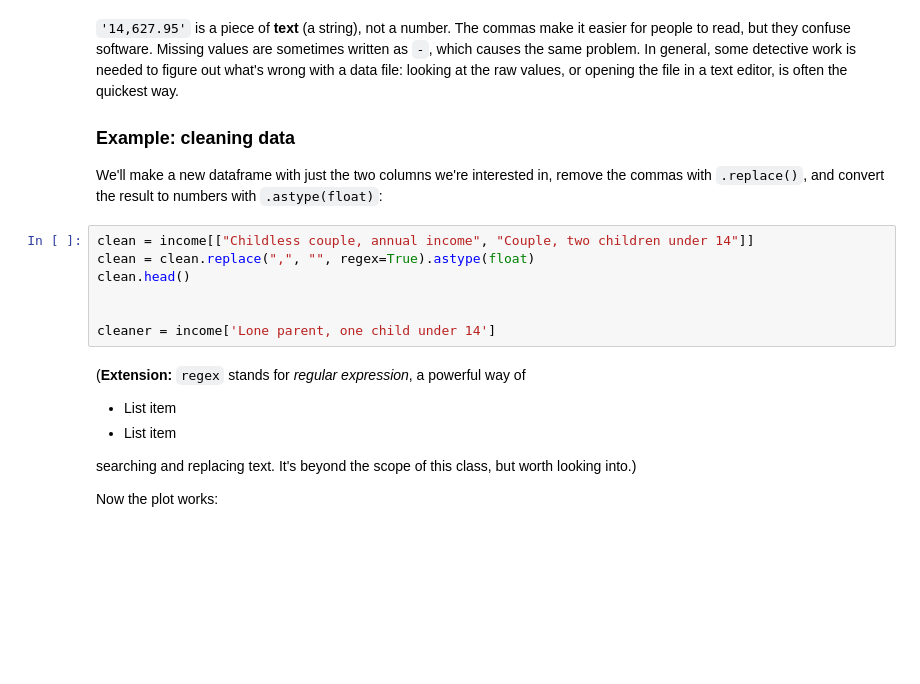
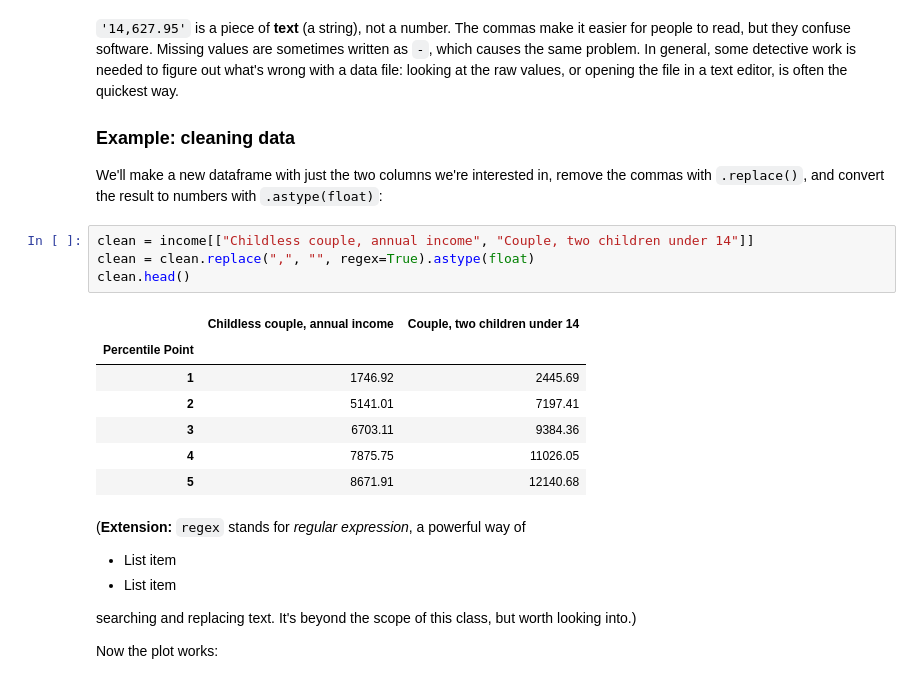
Before and after one commit to ellaxcode/QM2, a Jupyter notebook: notebooks/W02. Pandas.ipynb, the cells around one changed output. Saved outputs shown, nothing was run; the diff lists cells and outputs as text; blank space fills up the shorter version.

```diff
--- a/notebooks/W02. Pandas.ipynb
+++ b/notebooks/W02. Pandas.ipynb
@@ -204,10 +228,15 @@ We'll make a new dataframe with just the two columns we're interested in, remove
 # %%
 clean = income[["Childless couple, annual income", "Couple, two children under 14"]]
 clean = clean.replace(",", "", regex=True).astype(float)
 clean.head()
-
-
-cleaner = income['Lone parent, one child under 14']
+# %% [output]
+|  | Childless couple, annual income | Couple, two children under 14 |
+| Percentile Point |  |  |
+| 1 | 1746.92 | 2445.69 |
+| 2 | 5141.01 | 7197.41 |
+| 3 | 6703.11 | 9384.36 |
+| 4 | 7875.75 | 11026.05 |
+| 5 | 8671.91 | 12140.68 |
 # %% [markdown]
 (**Extension:** `regex` stands for *regular expression*, a powerful way of
 
```
Also changed, not shown: parts of 8 cells of this notebook.
